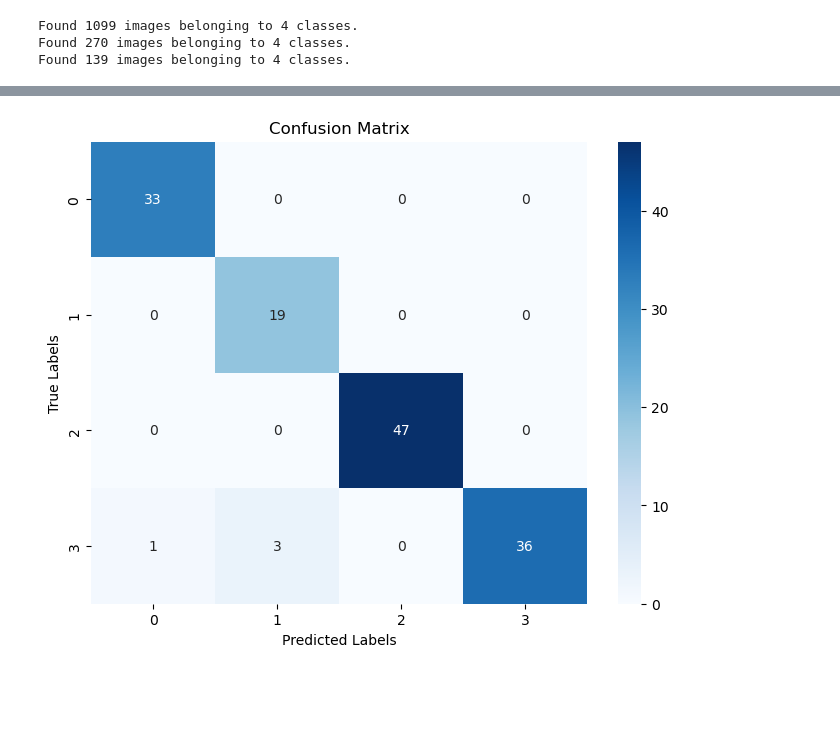
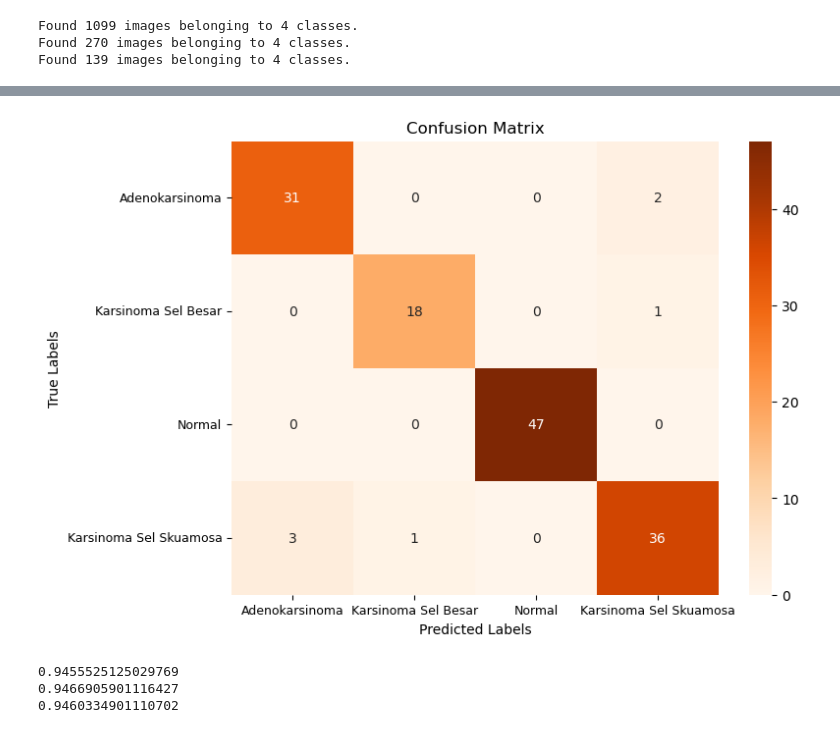
Before and after one commit to AriqHakim/ariq-skripsi, a Jupyter notebook: train_model_PET_CT.ipynb, the cells around one changed output, grey strips where cells are left out. Saved outputs shown, nothing was run; the diff lists cells and outputs as text; code cells hidden in the pictures; blank space fills up the shorter version.

```diff
--- a/train_model_PET_CT.ipynb
+++ b/train_model_PET_CT.ipynb
@@ -202,0 +200,4 @@ model.evaluate(test_generator)
+# %%
+from tensorflow.keras.models import load_model
+
+model = load_model('./models/TNM-final/model-c-a-3.h5')
@@ -203,23 +211,36 @@ model.evaluate(test_generator)
 # %%
 import seaborn as sns
 from sklearn.metrics import confusion_matrix
 import numpy as np
 
-y_true = []
-y_pred = []
-res = model.predict(test_generator, verbose=0)
-for i in range(test_generator.n):
-    y_true.append(test_generator.labels[i])
-    y_pred.append(np.argmax(res[i]))
 
+class_name = ["Adenokarsinoma", "Karsinoma Sel Besar", "Normal", "Karsinoma Sel Skuamosa"]
 cm = confusion_matrix(y_true, y_pred)
 
 plt.figure(figsize=(8, 6))
-sns.heatmap(cm, annot=True, fmt='d', cmap='Blues')
+ax = sns.heatmap(
+    cm,
+    annot=True,
+    fmt='d',
+    cmap='Oranges',
+    xticklabels=class_name,
+    yticklabels=class_name)
 plt.xlabel('Predicted Labels')
+plt.tick_params(axis='x', labelrotation=0)
+plt.tick_params(axis='both', labelsize=9)
 plt.ylabel('True Labels')
 plt.title('Confusion Matrix')
 plt.show()
 # %% [output]
-[figure, old version]
+[figure, new version]
+# %%
+from sklearn.metrics import f1_score, precision_score, recall_score
+
+print(precision_score(y_true, y_pred , average="macro"))
+print(recall_score(y_true, y_pred , average="macro"))
+print(f1_score(y_true, y_pred , average="macro"))
+# %% [output]
+0.9455525125029769
+0.9466905901116427
+0.9460334901110702
 # %%
```
Also changed, not shown: parts of 12 cells of this notebook, 1 other file.
